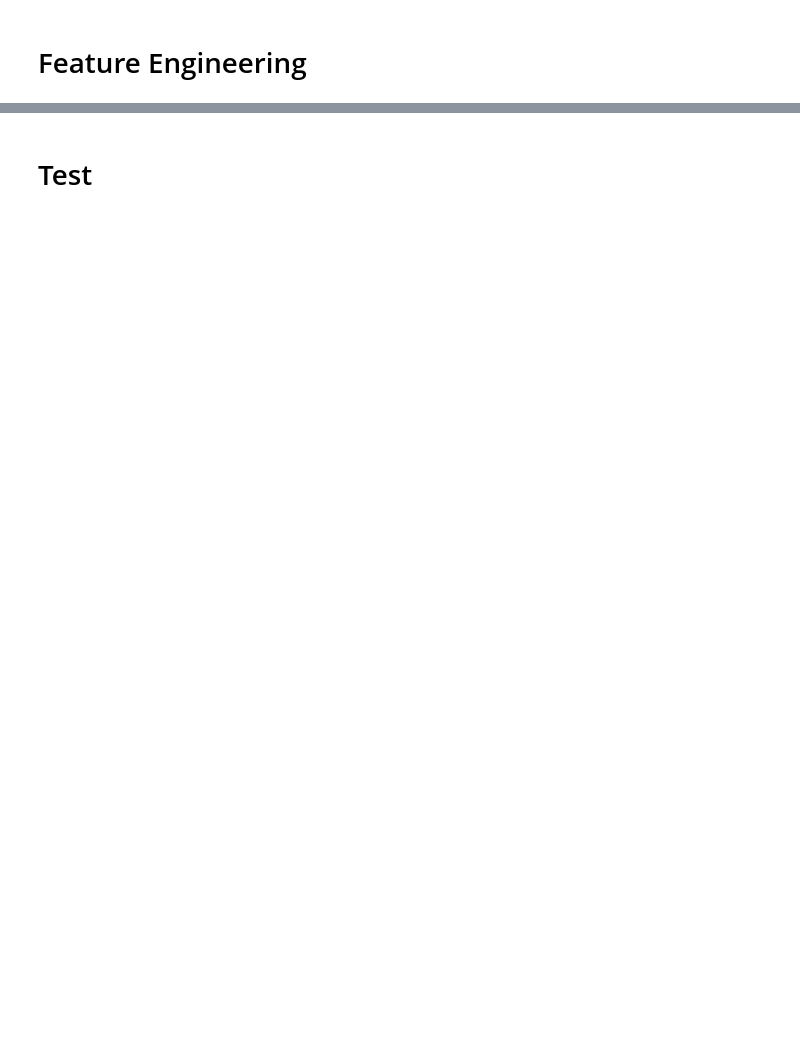
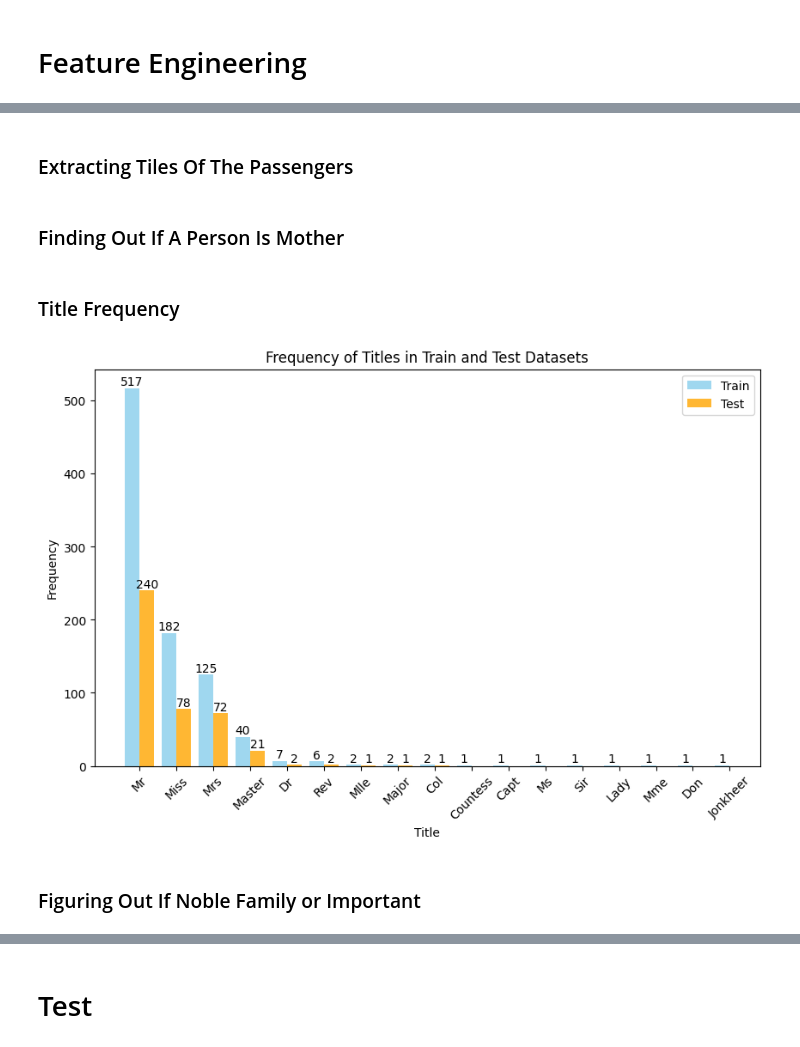
Before and after one commit to ibshafique/mlops_with_poridhi, a Jupyter notebook: prerequisite_projects/Titanic_Project/project_titanic_1.ipynb, the cells around one changed output, grey strips where cells are left out. Cells and saved outputs as stored; diff of their text form; code cells hidden in the pictures; blank space fills up the shorter version.

Commit message:
cleaned up data

```diff
--- a/prerequisite_projects/Titanic_Project/project_titanic_1.ipynb
+++ b/prerequisite_projects/Titanic_Project/project_titanic_1.ipynb
@@ -265,0 +327,60 @@ dtype: int64
+# %%
+# extract family name from the 'Name' column
+train_df['FamilyName'] = train_df['Name'].str.split(',').str[0]
+test_df['FamilyName'] = test_df['Name'].str.split(',').str[0]
+# %% [markdown]
+### Extracting Tiles Of The Passengers
+# %%
+# Extract titles from the 'Name' column
+train_df['Title'] = train_df['Name'].str.extract(' ([A-Za-z]+)\.', expand=False)
+test_df['Title'] = test_df['Name'].str.extract(' ([A-Za-z]+)\.', expand=False)
+# %% [markdown]
+### Finding Out If A Person Is Mother
+# %%
+train_df['IsMother'] = ((train_df['Sex'] == 1) &
+                        (train_df['Age'] >= 18) &
+                        (train_df['Parch'] > 0) &
+                        (train_df['Title'] == 'Mrs')).astype(int)
+
+test_df['IsMother'] = ((test_df['Sex'] == 1) &
+                       (test_df['Age'] >= 18) &
+                       (test_df['Parch'] > 0) &
+                       (test_df['Title'] == 'Mrs')).astype(int)
+# %% [markdown]
+### Title Frequency
+# %%
+# Calculate the frequency of each title for train and test datasets
+train_title_counts = train_df['Title'].value_counts()
+test_title_counts = test_df['Title'].value_counts()
+
+# Plot the bar chart
+plt.figure(figsize=(10, 6))
+x = train_title_counts.index  # Unique titles from the train set
+
+# Plot train data bars
+bars_train = plt.bar(x, train_title_counts.values, width=0.4, color='skyblue', alpha=0.8, label='Train')
+
+# Plot test data bars (slightly shifted for clarity)
+bars_test = plt.bar([i + 0.4 for i in range(len(test_title_counts))], test_title_counts.values, width=0.4, color='orange', alpha=0.8, label='Test')
+
+# Add the values above each bar (Train Data)
+for bar in bars_train:
+    height = bar.get_height()
+    plt.text(bar.get_x() + bar.get_width() / 2, height, f'{int(height)}', ha='center', va='bottom')
+
+# Add the values above each bar (Test Data)
+for bar in bars_test:
+    height = bar.get_height()
+    plt.text(bar.get_x() + bar.get_width() / 2, height, f'{int(height)}', ha='center', va='bottom')
+
+# Add chart title, labels, and legend
+plt.title('Frequency of Titles in Train and Test Datasets')
+plt.xlabel('Title')
+plt.ylabel('Frequency')
+plt.xticks([i + 0.2 for i in range(len(x))], x, rotation=45)  # Adjust tick positions and labels
+plt.legend()
+plt.show()
+# %% [output]
+[figure, added]
+# %% [markdown]
+### Figuring Out If Noble Family or Important
```
Also changed, not shown: parts of 22 cells of this notebook.
